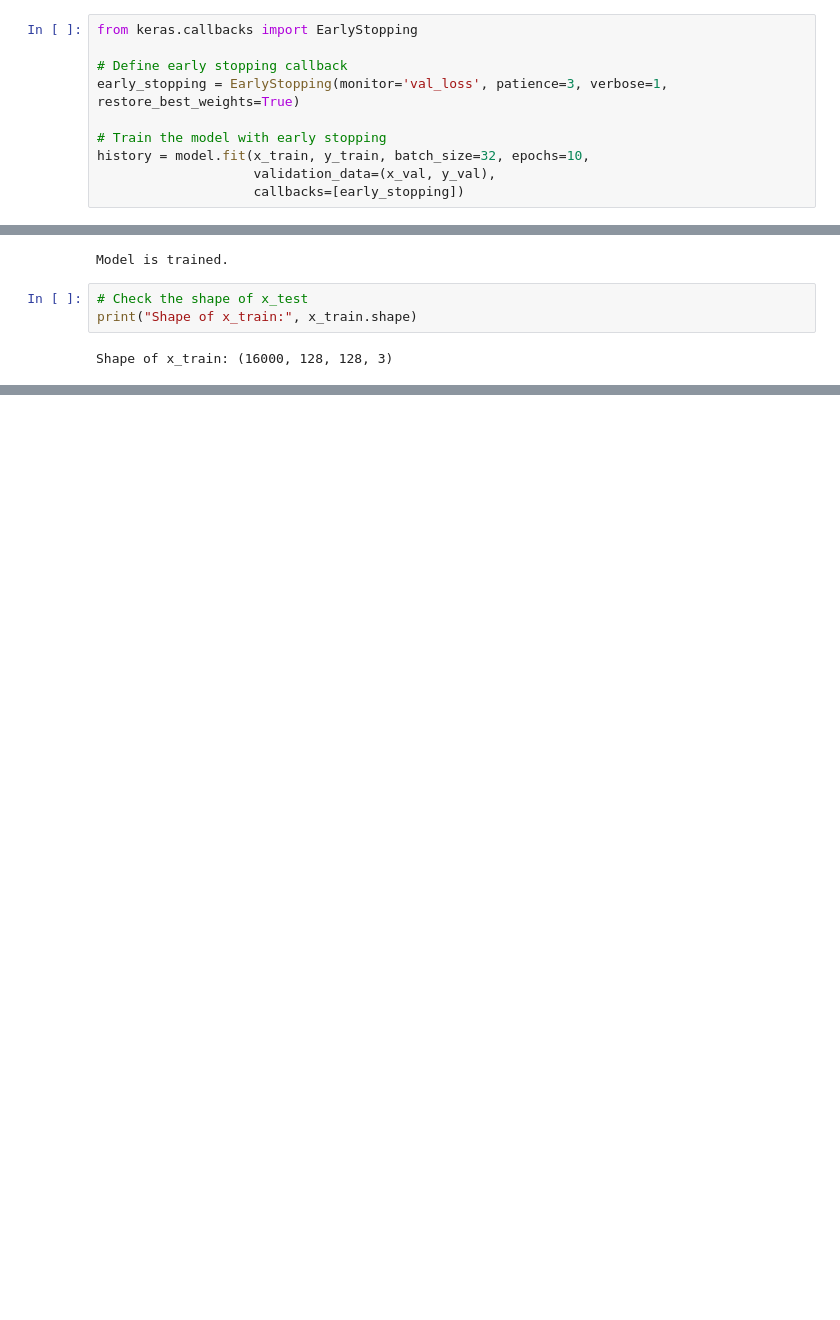
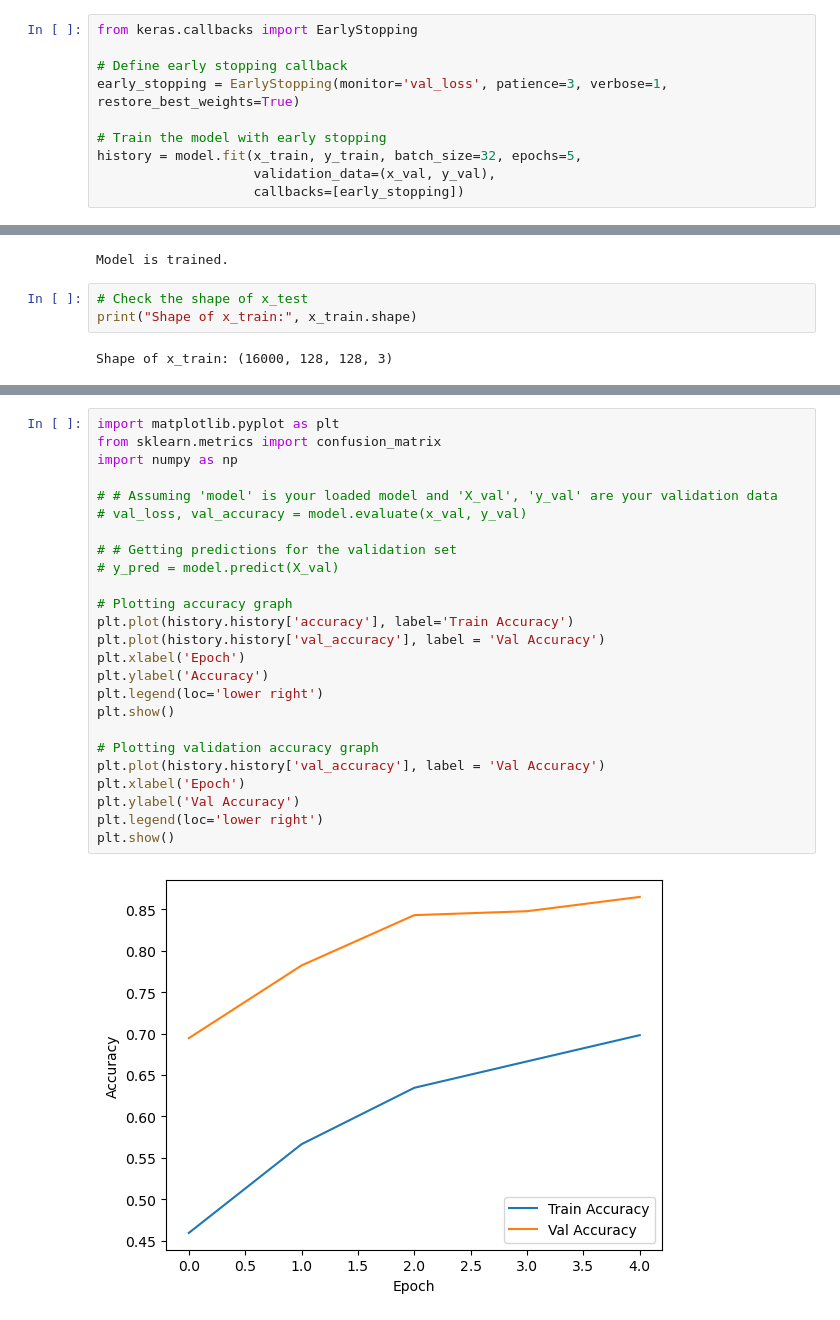
Before and after one commit to JoelBenoji/Alzheimer-s-Detection, a Jupyter notebook: src/scripts/SVM_POLY.ipynb, the cells around one changed output, grey strips where cells are left out. Cells and saved outputs as stored; diff of their text form; blank space fills up the shorter version.

Commit message:
SVM Model using Polynomial

```diff
--- a/src/scripts/SVM_POLY.ipynb
+++ b/src/scripts/SVM_POLY.ipynb
@@ -416,7 +416,7 @@ from keras.callbacks import EarlyStopping
 early_stopping = EarlyStopping(monitor='val_loss', patience=3, verbose=1, restore_best_weights=True)
 
 # Train the model with early stopping
-history = model.fit(x_train, y_train, batch_size=32, epochs=10,
+history = model.fit(x_train, y_train, batch_size=32, epochs=5,
                     validation_data=(x_val, y_val),
                     callbacks=[early_stopping])
 # %% [output]
@@ -587,0 +549,27 @@ Accuracy: 100.00%
+# %%
+import matplotlib.pyplot as plt
+from sklearn.metrics import confusion_matrix
+import numpy as np
+
+# # Assuming 'model' is your loaded model and 'X_val', 'y_val' are your validation data
+# val_loss, val_accuracy = model.evaluate(x_val, y_val)
+
+# # Getting predictions for the validation set
+# y_pred = model.predict(X_val)
+
+# Plotting accuracy graph
+plt.plot(history.history['accuracy'], label='Train Accuracy')
+plt.plot(history.history['val_accuracy'], label = 'Val Accuracy')
+plt.xlabel('Epoch')
+plt.ylabel('Accuracy')
+plt.legend(loc='lower right')
+plt.show()
+
+# Plotting validation accuracy graph
+plt.plot(history.history['val_accuracy'], label = 'Val Accuracy')
+plt.xlabel('Epoch')
+plt.ylabel('Val Accuracy')
+plt.legend(loc='lower right')
+plt.show()
+# %% [output]
+[figure, added]
```
Also changed, not shown: parts of 18 cells of this notebook.
